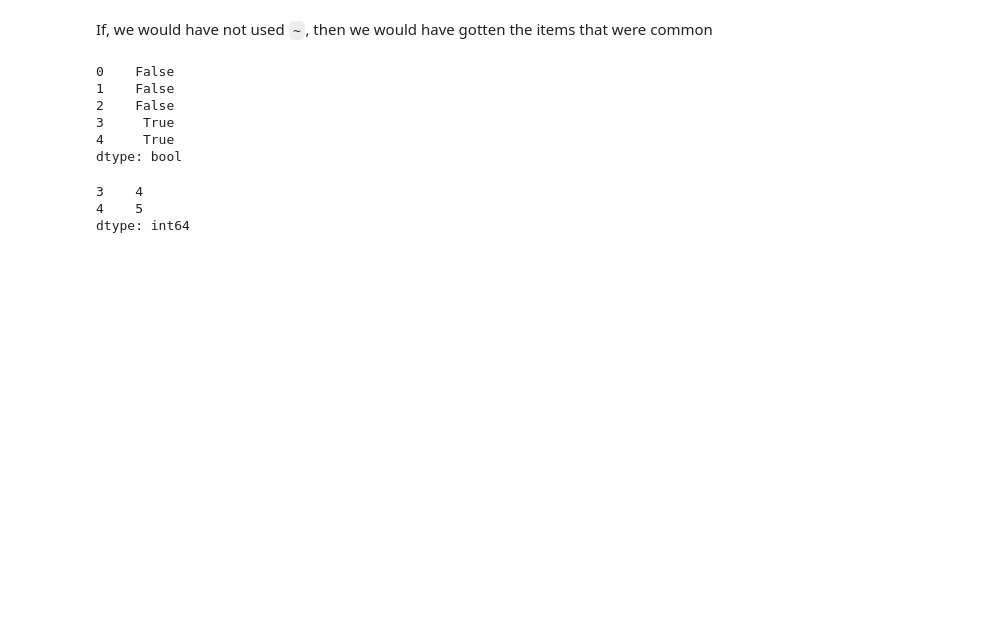
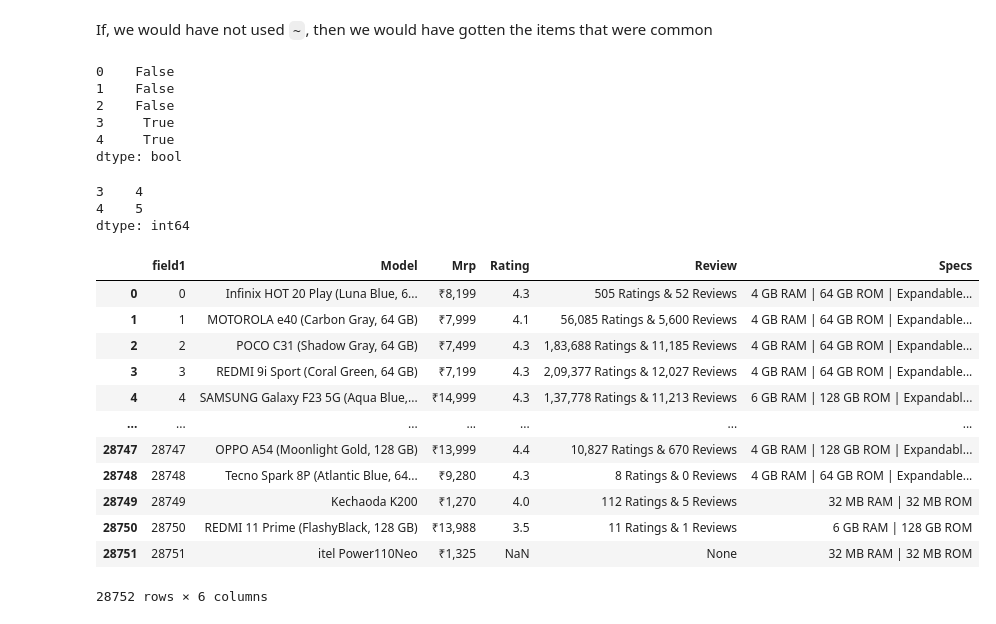
Before and after one commit to Infinity1008/Rough, a Jupyter notebook: rough.ipynb, the cells around one changed output. Saved outputs shown, nothing was run; the diff lists cells and outputs as text; code cells hidden in the pictures; blank space fills up the shorter version.

```diff
--- a/rough.ipynb
+++ b/rough.ipynb
@@ -397,0 +401,19 @@ dtype: int64
+# %%
+import pandas as pd
+df = pd.read_sql_table('Mobile', 'sqlite:///mobile_database.db')
+# %%
+df
+# %% [output]
+|  | field1 | Model | Mrp | Rating | Review | Specs |
+| 0 | 0 | Infinix HOT 20 Play (Luna Blue, 6... | ₹8,199 | 4.3 | 505 Ratings & 52 Reviews | 4 GB RAM | 64 GB ROM | Expandable... |
+| 1 | 1 | MOTOROLA e40 (Carbon Gray, 64 GB) | ₹7,999 | 4.1 | 56,085 Ratings & 5,600 Reviews | 4 GB RAM | 64 GB ROM | Expandable... |
+| 2 | 2 | POCO C31 (Shadow Gray, 64 GB) | ₹7,499 | 4.3 | 1,83,688 Ratings & 11,185 Reviews | 4 GB RAM | 64 GB ROM | Expandable... |
+| 3 | 3 | REDMI 9i Sport (Coral Green, 64 GB) | ₹7,199 | 4.3 | 2,09,377 Ratings & 12,027 Reviews | 4 GB RAM | 64 GB ROM | Expandable... |
+| 4 | 4 | SAMSUNG Galaxy F23 5G (Aqua Blue,... | ₹14,999 | 4.3 | 1,37,778 Ratings & 11,213 Reviews | 6 GB RAM | 128 GB ROM | Expandabl... |
+| ... | ... | ... | ... | ... | ... | ... |
+| 28747 | 28747 | OPPO A54 (Moonlight Gold, 128 GB) | ₹13,999 | 4.4 | 10,827 Ratings & 670 Reviews | 4 GB RAM | 128 GB ROM | Expandabl... |
+| 28748 | 28748 | Tecno Spark 8P (Atlantic Blue, 64... | ₹9,280 | 4.3 | 8 Ratings & 0 Reviews | 4 GB RAM | 64 GB ROM | Expandable... |
+| 28749 | 28749 | Kechaoda K200 | ₹1,270 | 4.0 | 112 Ratings & 5 Reviews | 32 MB RAM | 32 MB ROM |
+| 28750 | 28750 | REDMI 11 Prime (FlashyBlack, 128 GB) | ₹13,988 | 3.5 | 11 Ratings & 1 Reviews | 6 GB RAM | 128 GB ROM |
+| 28751 | 28751 | itel Power110Neo | ₹1,325 | NaN | None | 32 MB RAM | 32 MB ROM |
+28752 rows × 6 columns
```
Also changed, not shown: parts of 1 cell of this notebook, 24 other files.
